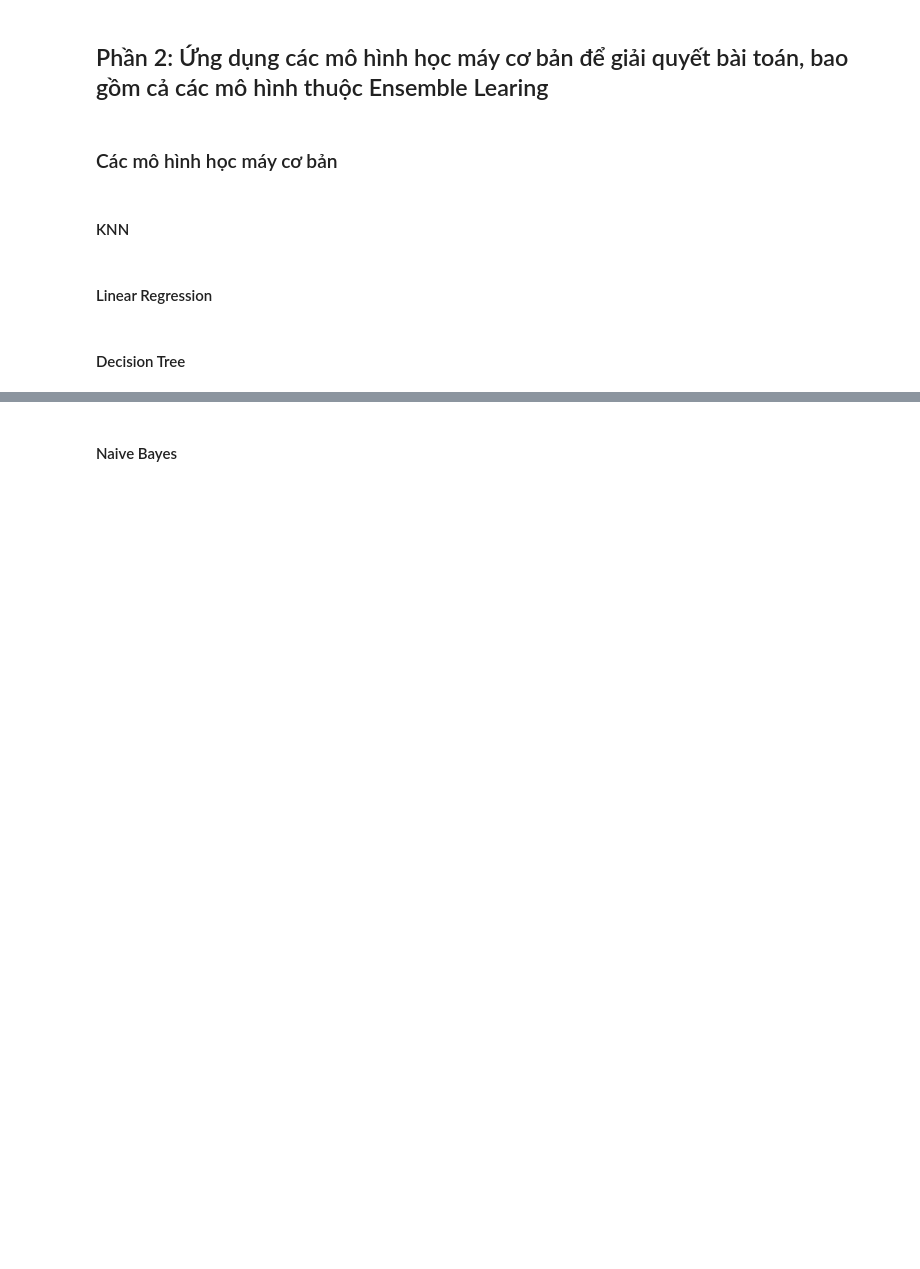
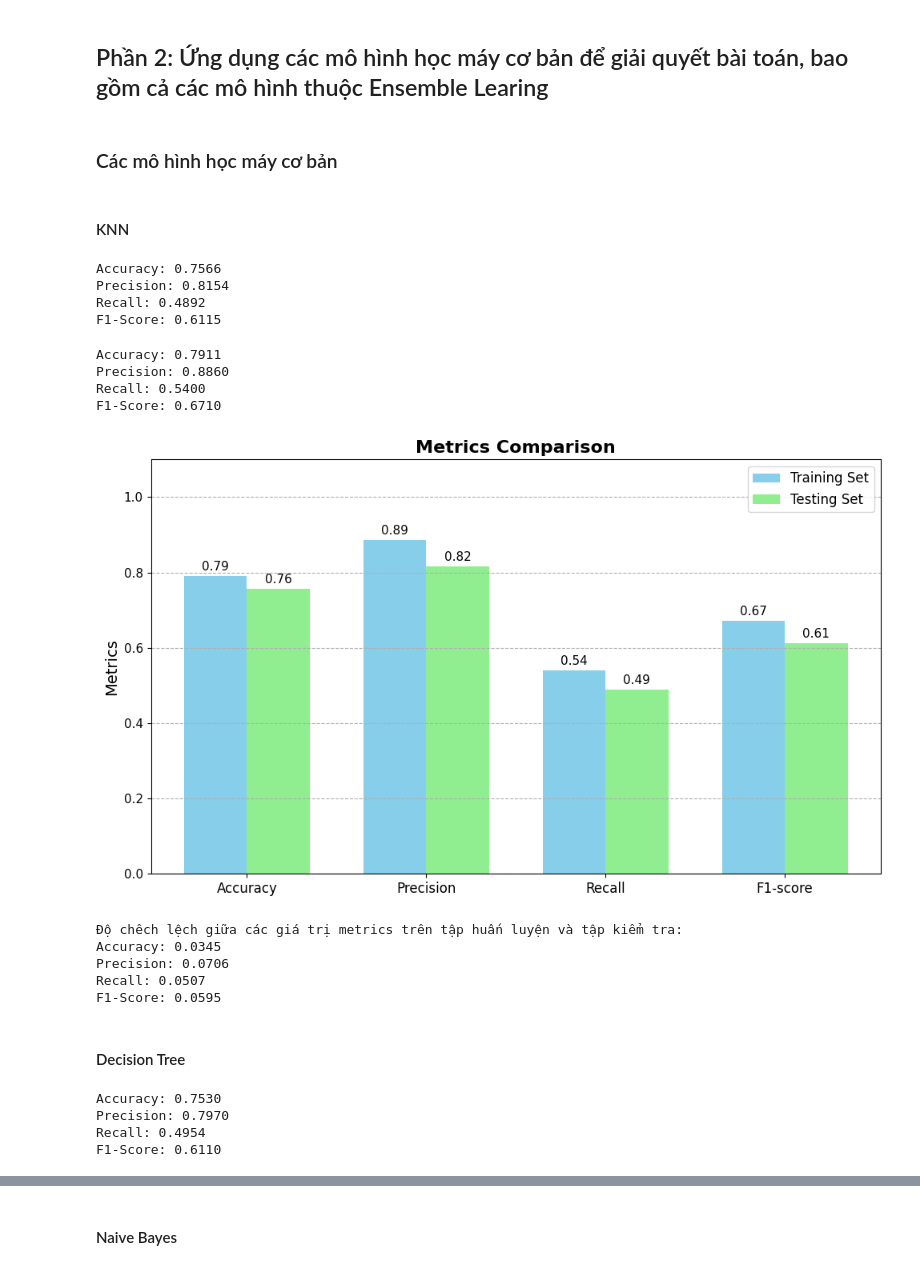
Before and after one commit to trnqbao/machine-learning-final-project, a Jupyter notebook: Ex2.ipynb, the cells around one changed output, grey strips where cells are left out. Drawn from its saved outputs; the diff is of its cells as text; code cells hidden in the pictures; blank space fills up the shorter version.

```diff
--- a/Ex2.ipynb
+++ b/Ex2.ipynb
@@ -536,7 +522,70 @@ X_train, X_test, y_train, y_test = train_test_split(X_scaled, y, random_state=5,
 ### Các mô hình học máy cơ bản
 # %% [markdown]
 #### KNN
-# %% [markdown]
-#### Linear Regression
+# %%
+from sklearn.neighbors import KNeighborsClassifier
+
+knn_clf = KNeighborsClassifier(n_neighbors=10, algorithm='auto', p=2)
+
+knn_clf.fit(X_train, y_train)
+y_test_pred = knn_clf.predict(X_test)
+
+knn_accuracy = accuracy_score(y_test, y_test_pred)
+knn_precision = precision_score(y_test, y_test_pred)
+knn_recall = recall_score(y_test, y_test_pred)
+knn_f1 = f1_score(y_test, y_test_pred)
+
+print_metrics(knn_accuracy, knn_precision, knn_recall, knn_f1)
+# %% [output]
+Accuracy: 0.7566
+Precision: 0.8154
+Recall: 0.4892
+F1-Score: 0.6115
+# %%
+y_train_pred = knn_clf.predict(X_train)
+
+knn_train_accuracy = accuracy_score(y_train, y_train_pred)
+knn_train_precision = precision_score(y_train, y_train_pred)
+knn_train_recall = recall_score(y_train, y_train_pred)
+knn_train_f1 = f1_score(y_train, y_train_pred)
+
+print_metrics(knn_train_accuracy, knn_train_precision, knn_train_recall, knn_train_f1)
+# %% [output]
+Accuracy: 0.7911
+Precision: 0.8860
+Recall: 0.5400
+F1-Score: 0.6710
+# %%
+training_metrics = [knn_train_accuracy, knn_train_precision, knn_train_recall, knn_train_f1]
+testing_metrics = [knn_accuracy, knn_precision, knn_recall, knn_f1]
+
+compare_metrics(training_metrics, testing_metrics)
+compute_metric_difference(training_metrics, testing_metrics)
+# %% [output]
+[figure, added]
+Độ chêch lệch giữa các giá trị metrics trên tập huấn luyện và tập kiểm tra:
+Accuracy: 0.0345
+Precision: 0.0706
+Recall: 0.0507
+F1-Score: 0.0595
 # %% [markdown]
 #### Decision Tree
+# %%
+from sklearn.tree import DecisionTreeClassifier
+
+dt_clf = DecisionTreeClassifier(max_depth=5)
+
+dt_clf.fit(X_train, y_train)
+y_test_pred = dt_clf.predict(X_test)
+
+dt_accuracy = accuracy_score(y_test, y_test_pred)
+dt_precision = precision_score(y_test, y_test_pred)
+dt_recall = recall_score(y_test, y_test_pred)
+dt_f1 = f1_score(y_test, y_test_pred)
+
+print_metrics(dt_accuracy, dt_precision, dt_recall, dt_f1)
+# %% [output]
+Accuracy: 0.7530
+Precision: 0.7970
+Recall: 0.4954
+F1-Score: 0.6110
```
Also changed, not shown: parts of 76 cells of this notebook.
